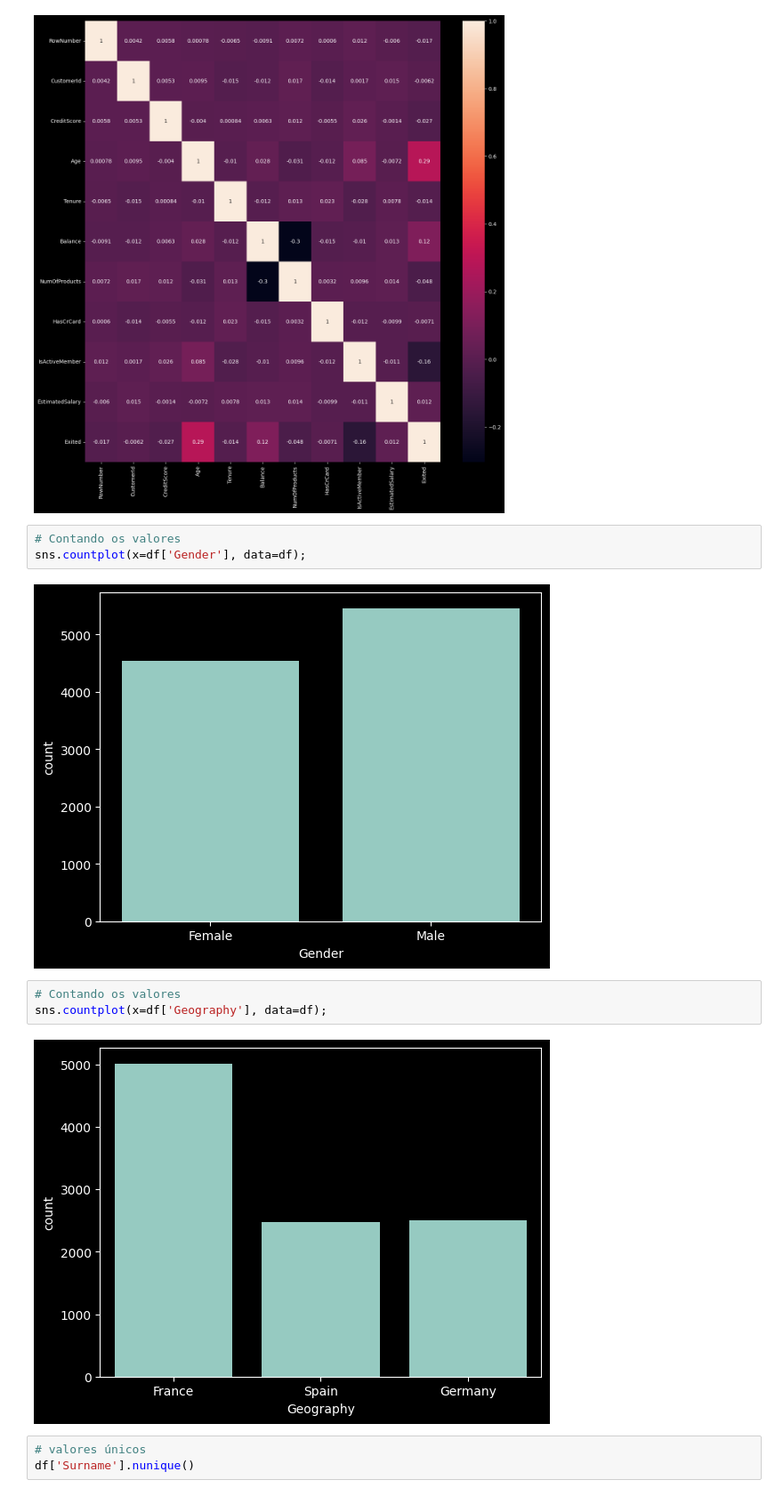
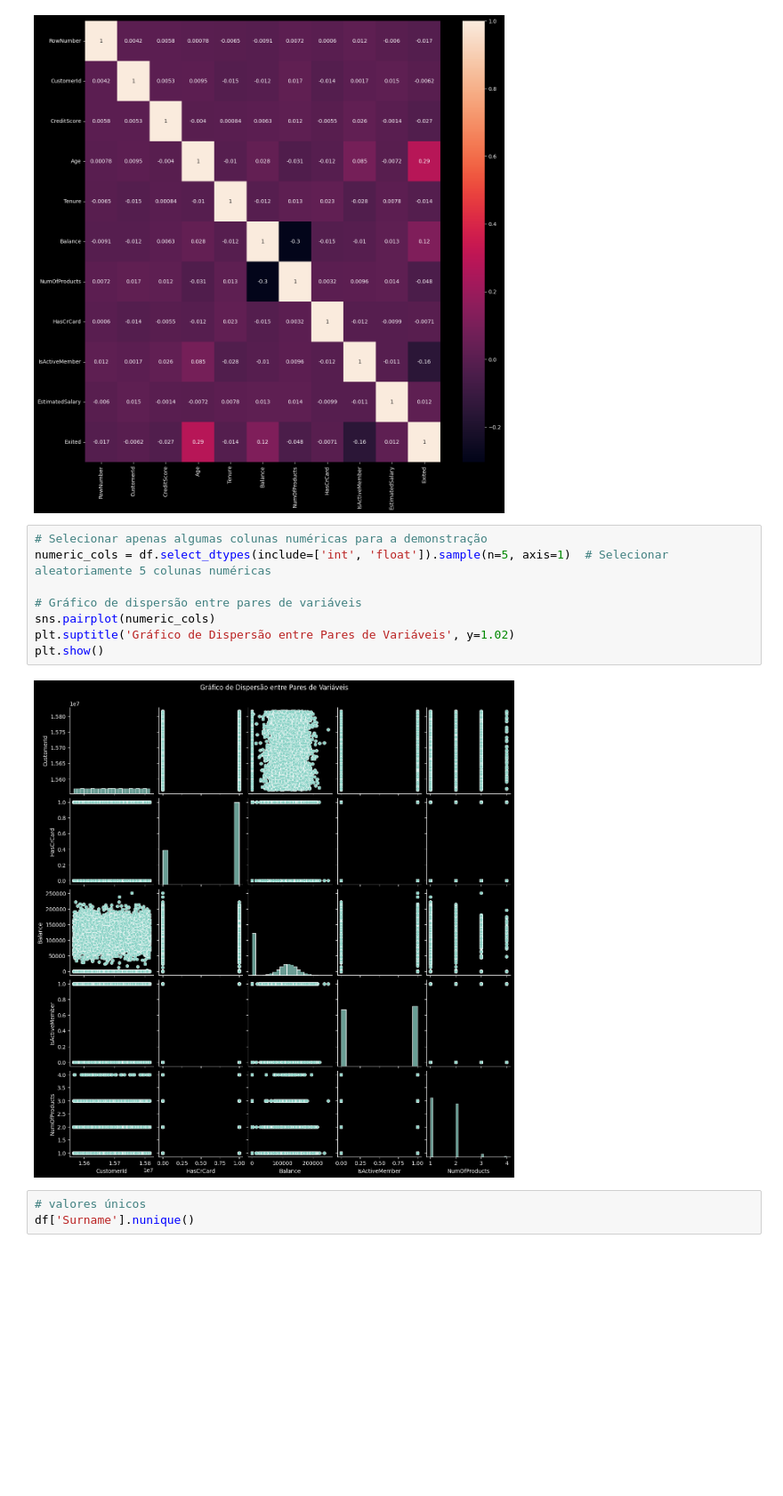
Before and after one commit to Joao-Inacio/Projeto-Kaggle, a Jupyter notebook: Customer Churn/churn.ipynb, the cells around one changed output. Shown at 89% size. Drawn from its saved outputs; the diff is of its cells as text; blank space fills up the shorter version.

Commit message:
Explorando gráfico Unidimensionais e  Bidimensionais

```diff
--- a/Customer Churn/churn.ipynb
+++ b/Customer Churn/churn.ipynb
@@ -59,16 +110,16 @@ ax = sns.heatmap(
 );
 # %% [output]
 [figure]
-# %%
-# Contando os valores
-sns.countplot(x=df['Gender'], data=df);
-# %% [output]
-[figure, removed]
-# %%
-# Contando os valores
-sns.countplot(x=df['Geography'], data=df);
-# %% [output]
-[figure, removed]
+# %%
+# Selecionar apenas algumas colunas numéricas para a demonstração
+numeric_cols = df.select_dtypes(include=['int', 'float']).sample(n=5, axis=1)  # Selecionar aleatoriamente 5 colunas numéricas
+
+# Gráfico de dispersão entre pares de variáveis
+sns.pairplot(numeric_cols)
+plt.suptitle('Gráfico de Dispersão entre Pares de Variáveis', y=1.02)
+plt.show()
+# %% [output]
+[figure, added]
 # %%
 # valores únicos
 df['Surname'].nunique()
```
Also changed, not shown: parts of 6 cells of this notebook.
